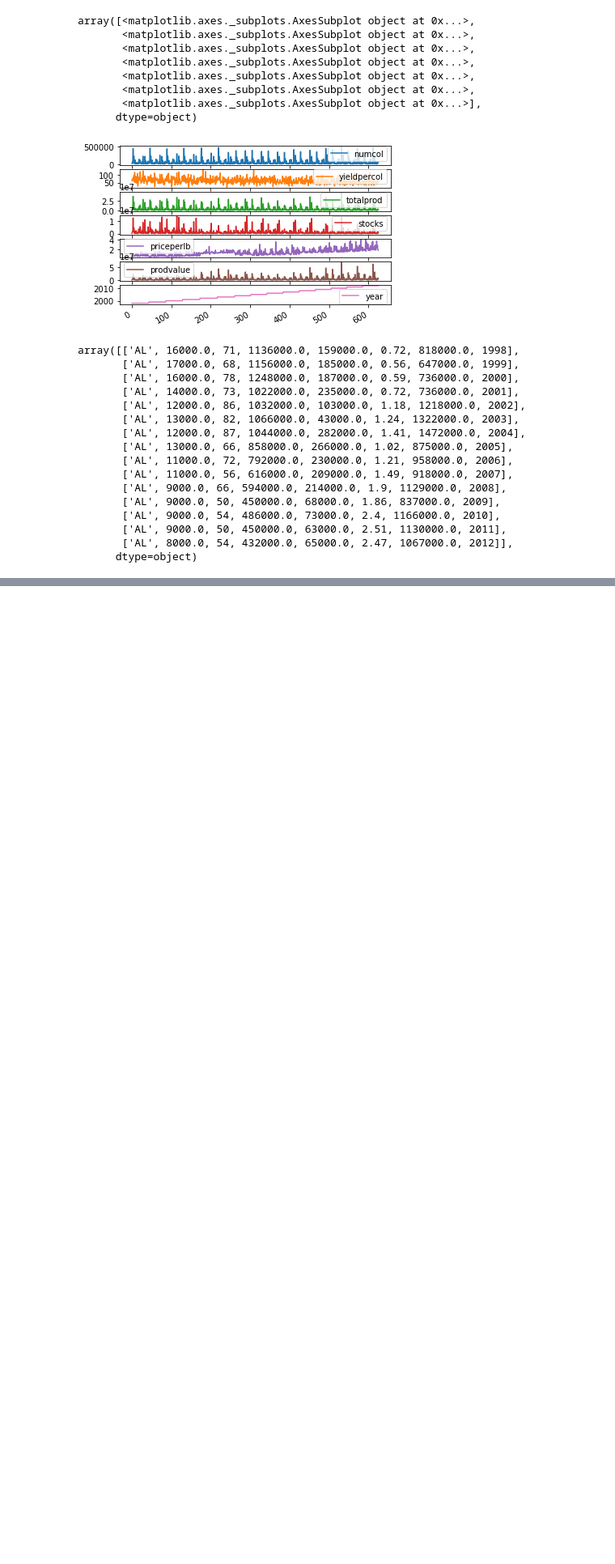
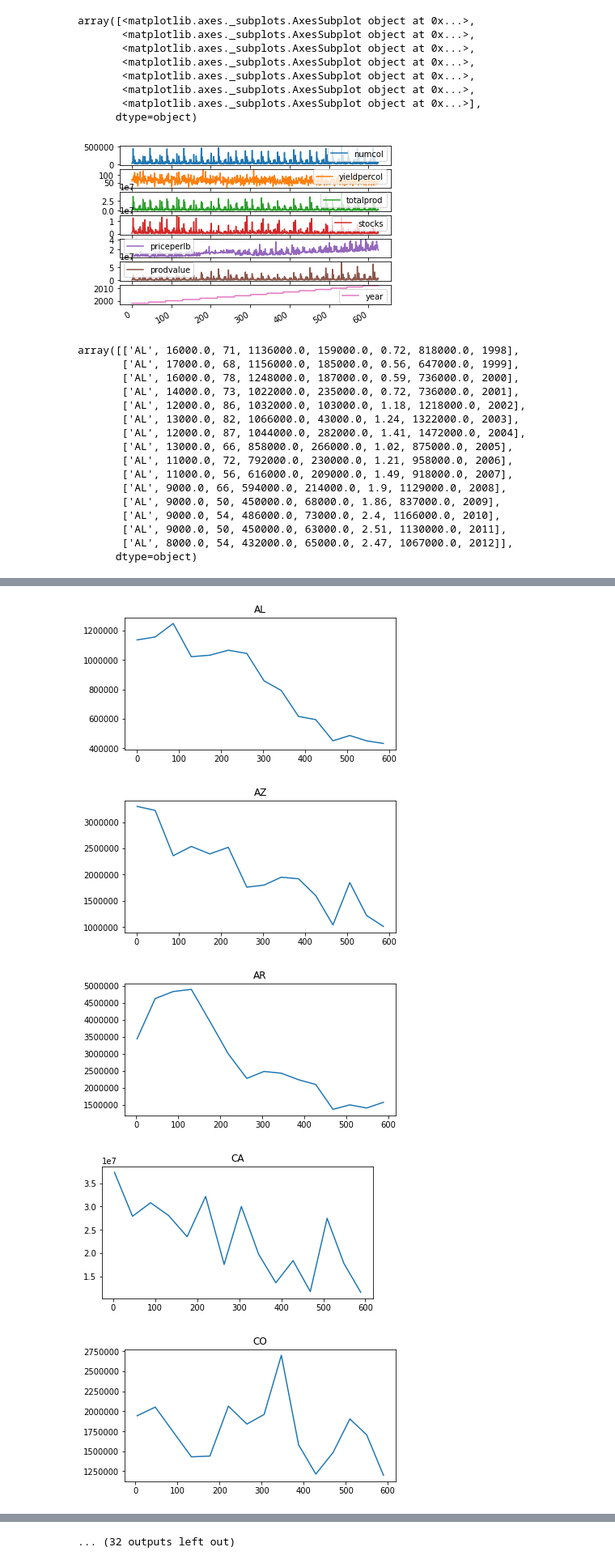
Before and after one commit to yadav-vikas/Kaggle, a Jupyter notebook: Honey_production/Honey-production-S3.ipynb, the cells around one changed output, grey strips where cells are left out. Shown at 81% size. Drawn from its saved outputs; the diff is of its cells as text; code cells hidden in the pictures; blank space fills up the shorter version.

```diff
--- a/Honey_production/Honey-production-S3.ipynb
+++ b/Honey_production/Honey-production-S3.ipynb
@@ -147,0 +194,14 @@ TypeError: 'data' must be pandas DataFrame object, not: <class 'pandas.core.grou
+# %%
+sample = pd.DataFrame()
+for i in all_states:
+    sample = df.loc[df['state'] == i]
+    plt.figure(figsize=(6,3))
+    ax=plt.subplot(111)
+    ax.plot(sample.totalprod)
+    plt.title(i)
+# %% [output]
+[figure, added]
+[figure, added]
+[figure, added]
+[figure, added]
+[figure, added]
@@ -147,0 +215 @@ TypeError: 'data' must be pandas DataFrame object, not: <class 'pandas.core.grou
+... (32 outputs left out)
```
Also changed, not shown: parts of 15 cells of this notebook.
